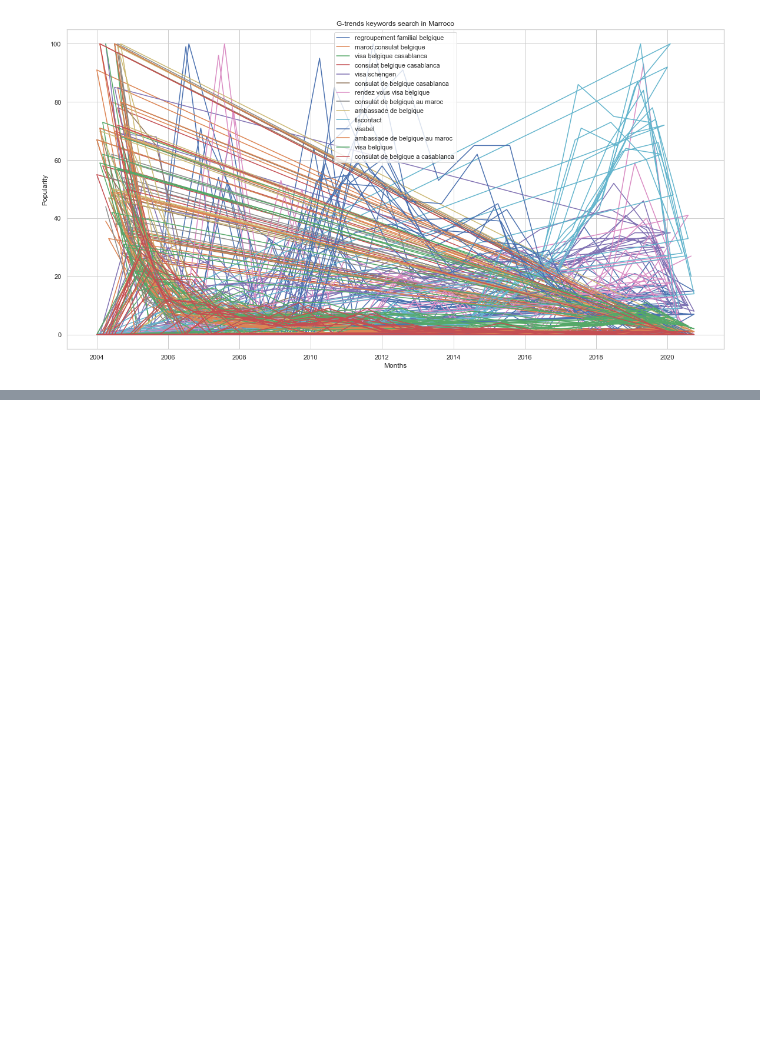
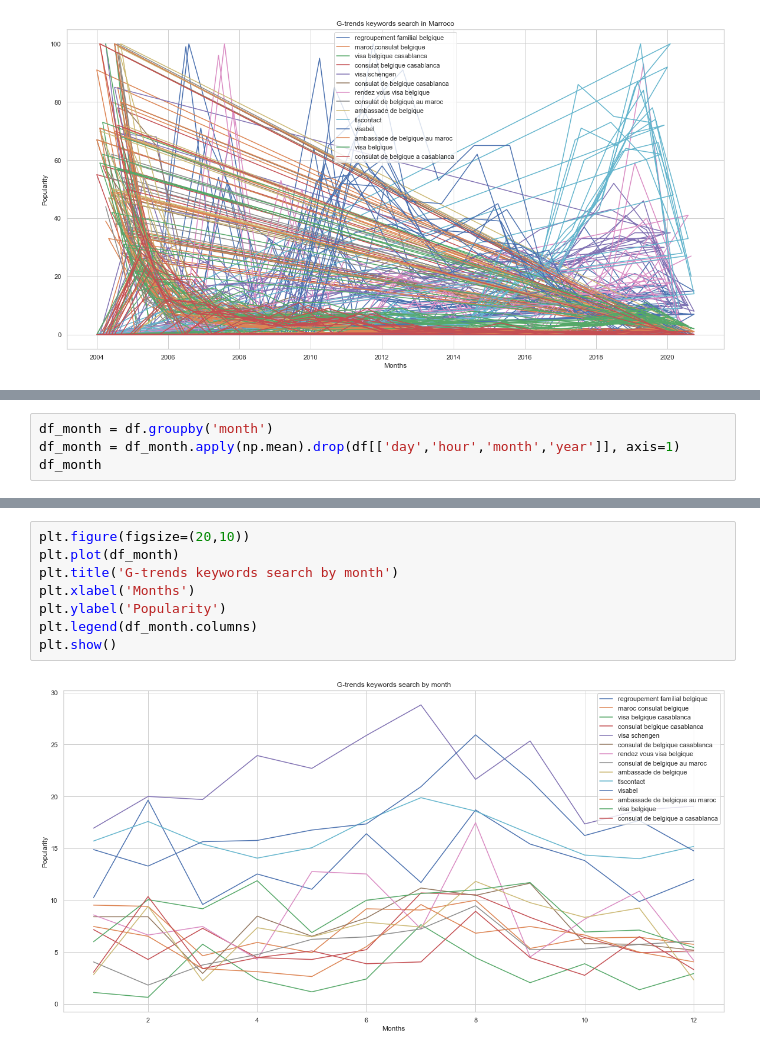
Before and after one commit to thibautdehem/whygration, a Jupyter notebook: whygration/notebooks/google_trends.ipynb, the cells around one changed output, grey strips where cells are left out. Saved outputs shown, nothing was run; the diff lists cells and outputs as text; blank space fills up the shorter version.

```diff
--- a/whygration/notebooks/google_trends.ipynb
+++ b/whygration/notebooks/google_trends.ipynb
@@ -62,0 +90,4 @@ DataError: No numeric types to aggregate
+# %%
+df_month = df.groupby('month')
+df_month = df_month.apply(np.mean).drop(df[['day','hour','month','year']], axis=1)
+df_month
@@ -62,0 +109,10 @@ DataError: No numeric types to aggregate
+# %%
+plt.figure(figsize=(20,10))
+plt.plot(df_month)
+plt.title('G-trends keywords search by month')
+plt.xlabel('Months')
+plt.ylabel('Popularity')
+plt.legend(df_month.columns)
+plt.show()
+# %% [output]
+[figure, added]
```
Also changed, not shown: parts of 7 cells of this notebook.
